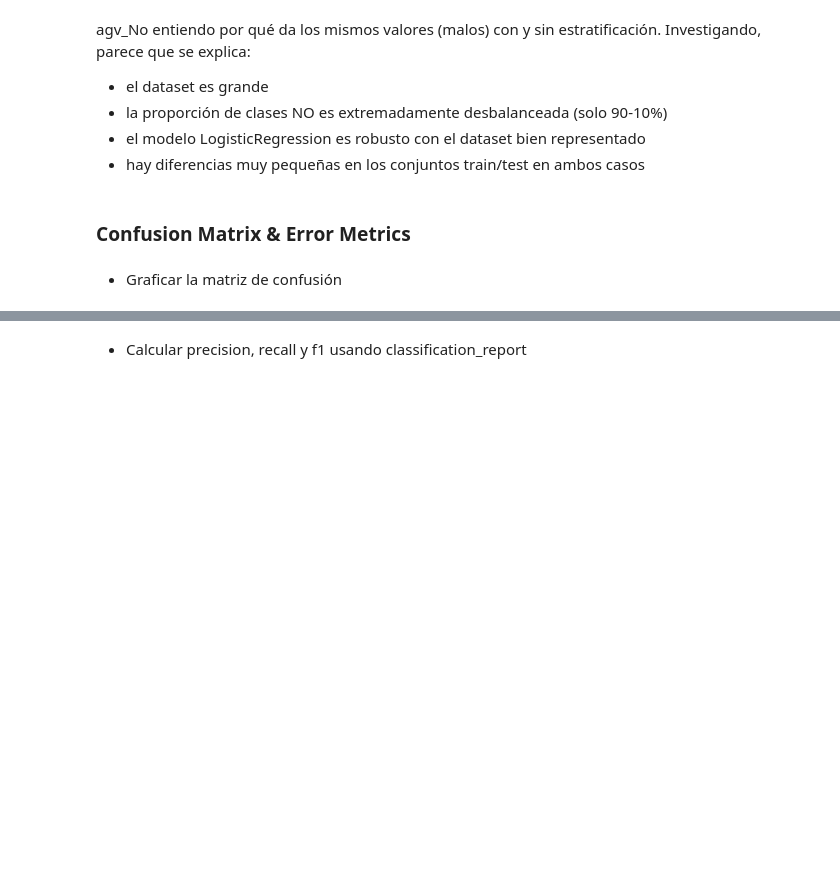
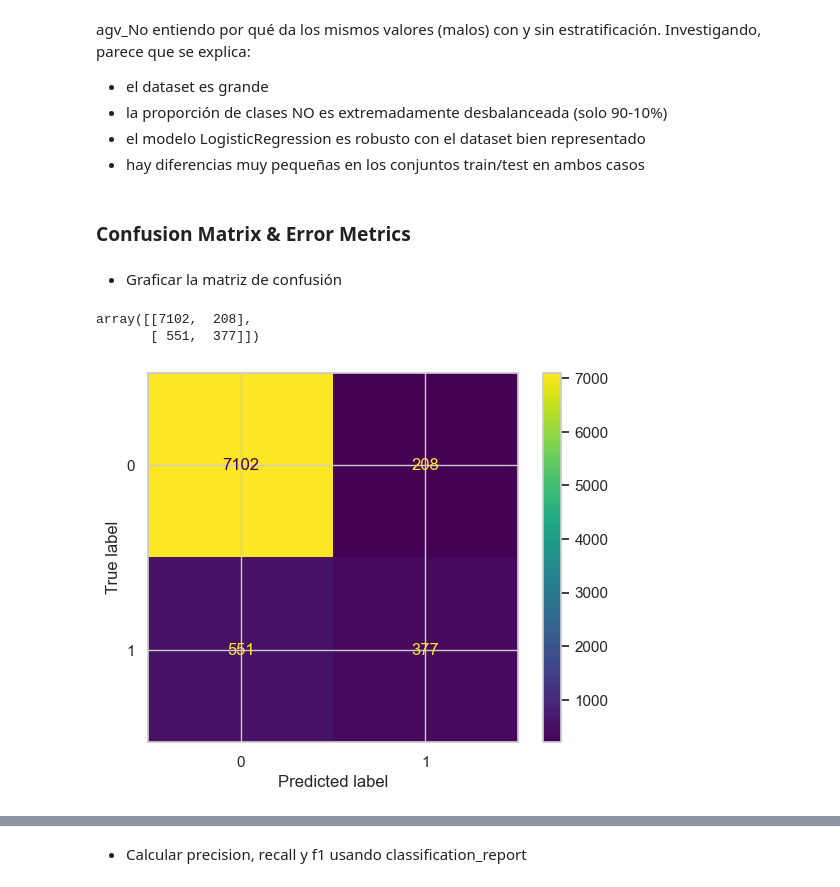
Before and after one commit to angelgvill/DS102024, a Jupyter notebook: 3-MachineLearning/2-Supervisado/1-Clasificacion/Ejercicio/ejercicio_clasificacionMarketing_agv.ipynb, the cells around one changed output, grey strips where cells are left out. Saved outputs shown, nothing was run; the diff lists cells and outputs as text; code cells hidden in the pictures; blank space fills up the shorter version.

```diff
--- a/3-MachineLearning/2-Supervisado/1-Clasificacion/Ejercicio/ejercicio_clasificacionMarketing_agv.ipynb
+++ b/3-MachineLearning/2-Supervisado/1-Clasificacion/Ejercicio/ejercicio_clasificacionMarketing_agv.ipynb
@@ -362,5 +331,14 @@ from sklearn.metrics import confusion_matrix, plot_confusion_matrix
 # %% [markdown]
 - Graficar la matriz de confusión
 # %%
-cm = confusion_matrix(y_train, y_pred)
+cm = confusion_matrix(y_test, y_pred)
 cm
+# %% [output]
+array([[7102,  208],
+       [ 551,  377]])
+# %%
+# Crea a matriz de confusión con Sklearn
+cmd = ConfusionMatrixDisplay(cm)
+cmd.plot();  # Dibuja la matriz
+# %% [output]
+[figure, added]
```
Also changed, not shown: parts of 18 cells of this notebook.
